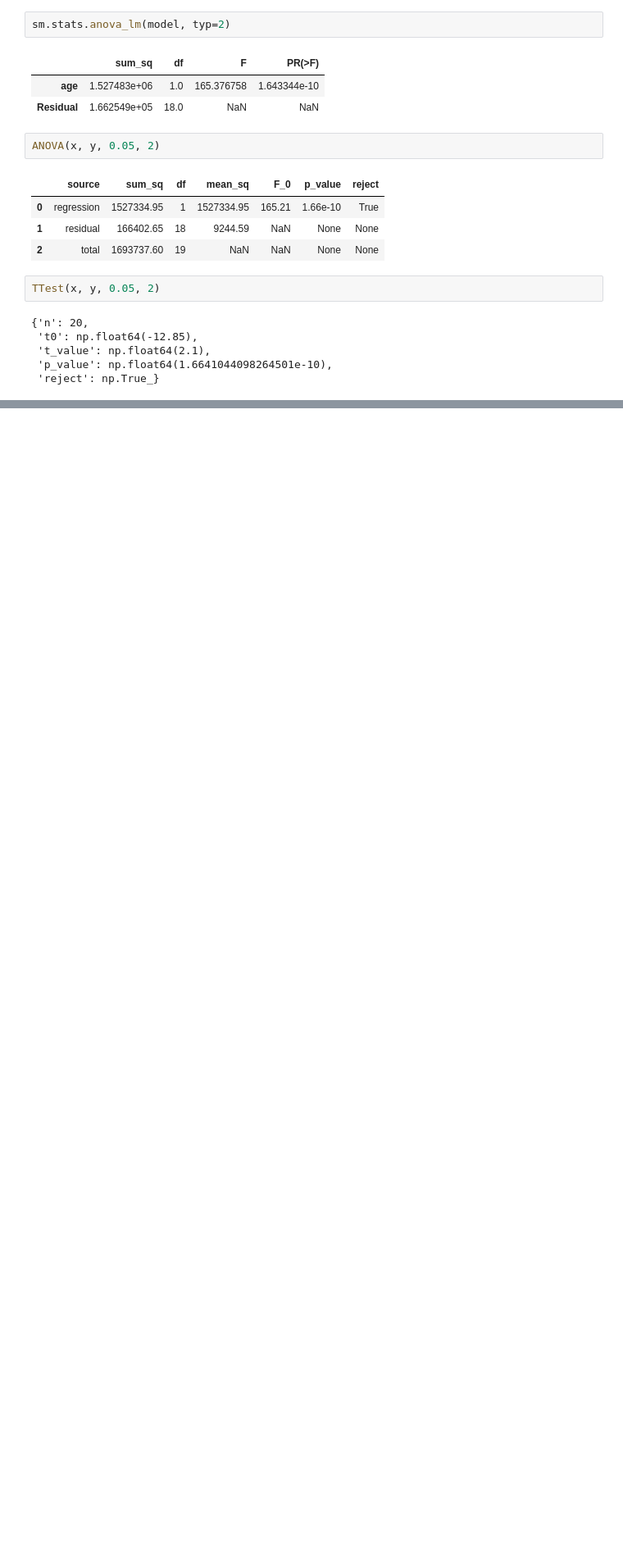
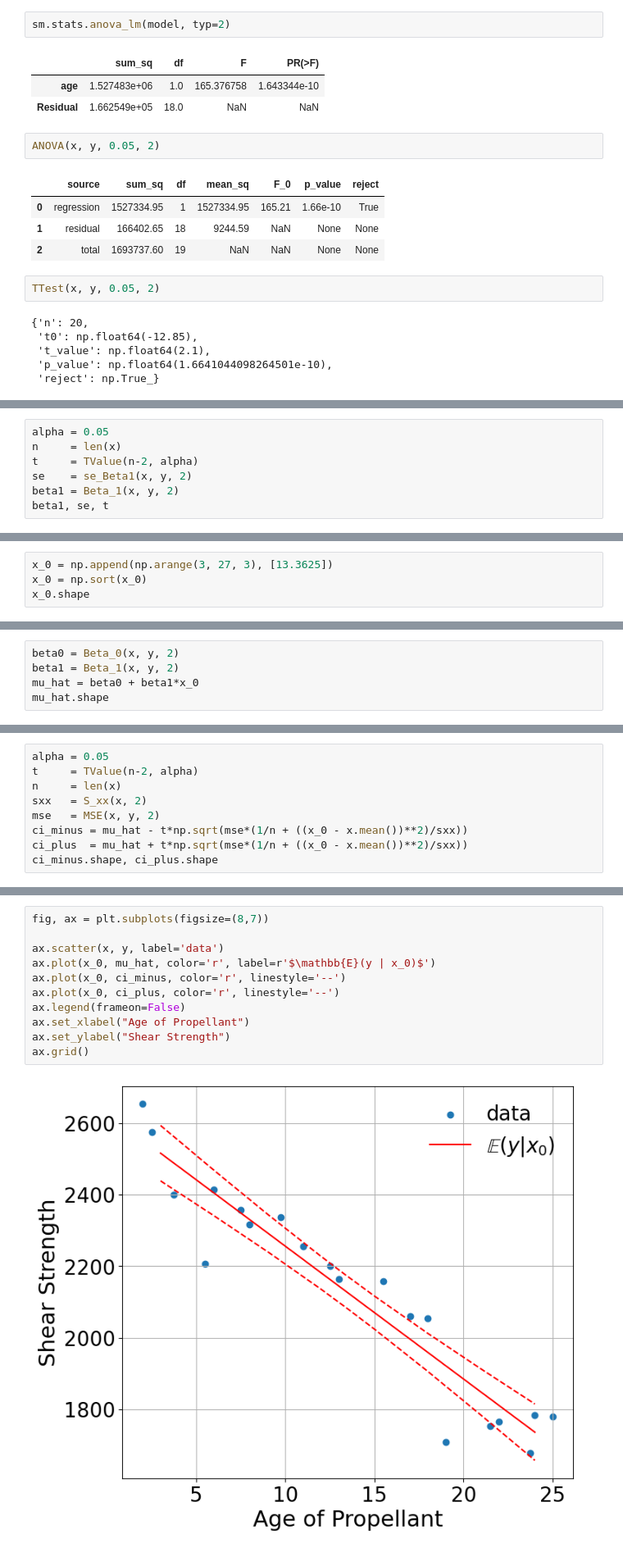
Before and after one commit to kelleyrw/intro_linear_regression_analysis, a Jupyter notebook: notebooks/ch2.ipynb, the cells around one changed output, grey strips where cells are left out. Shown: that part at 82% size. Cells and saved outputs as stored; diff of their text form; blank space fills up the shorter version.

```diff
--- a/notebooks/ch2.ipynb
+++ b/notebooks/ch2.ipynb
@@ -478,0 +496,7 @@ TTest(x, y, 0.05, 2)
+# %%
+alpha = 0.05
+n     = len(x)
+t     = TValue(n-2, alpha)
+se    = se_Beta1(x, y, 2)
+beta1 = Beta_1(x, y, 2)
+beta1, se, t
@@ -478,0 +542,4 @@ TTest(x, y, 0.05, 2)
+# %%
+x_0 = np.append(np.arange(3, 27, 3), [13.3625])
+x_0 = np.sort(x_0)
+x_0.shape
@@ -478,0 +552,5 @@ TTest(x, y, 0.05, 2)
+# %%
+beta0 = Beta_0(x, y, 2)
+beta1 = Beta_1(x, y, 2)
+mu_hat = beta0 + beta1*x_0
+mu_hat.shape
@@ -478,0 +559,9 @@ TTest(x, y, 0.05, 2)
+# %%
+alpha = 0.05
+t     = TValue(n-2, alpha)
+n     = len(x)
+sxx   = S_xx(x, 2)
+mse   = MSE(x, y, 2)
+ci_minus = mu_hat - t*np.sqrt(mse*(1/n + ((x_0 - x.mean())**2)/sxx))
+ci_plus  = mu_hat + t*np.sqrt(mse*(1/n + ((x_0 - x.mean())**2)/sxx))
+ci_minus.shape, ci_plus.shape
@@ -478,0 +588,13 @@ TTest(x, y, 0.05, 2)
+# %%
+fig, ax = plt.subplots(figsize=(8,7))
+
+ax.scatter(x, y, label='data')
+ax.plot(x_0, mu_hat, color='r', label=r'$\mathbb{E}(y | x_0)$')
+ax.plot(x_0, ci_minus, color='r', linestyle='--')
+ax.plot(x_0, ci_plus, color='r', linestyle='--')
+ax.legend(frameon=False)
+ax.set_xlabel("Age of Propellant")
+ax.set_ylabel("Shear Strength")
+ax.grid()
+# %% [output]
+[figure, added]
```
Also changed, not shown: parts of 24 cells of this notebook.
